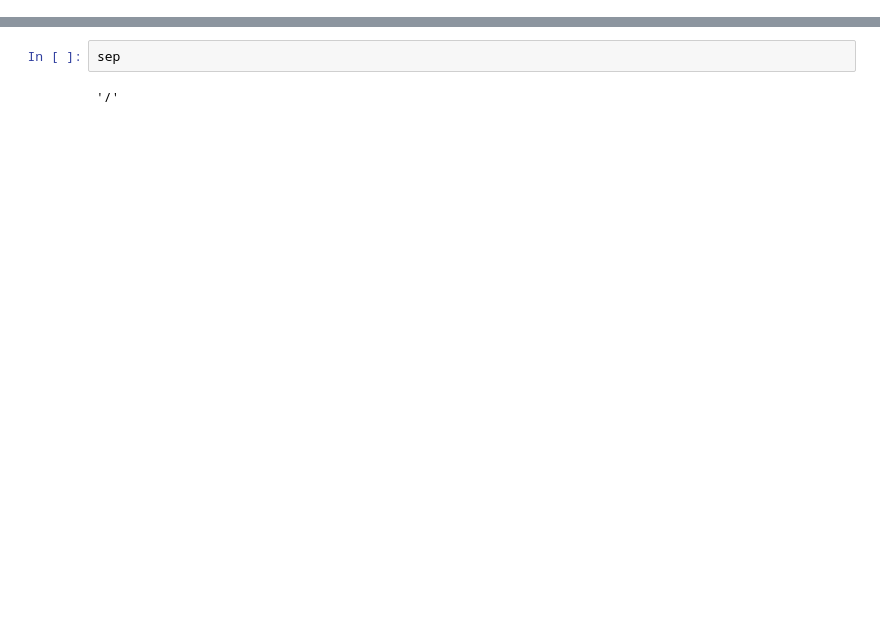
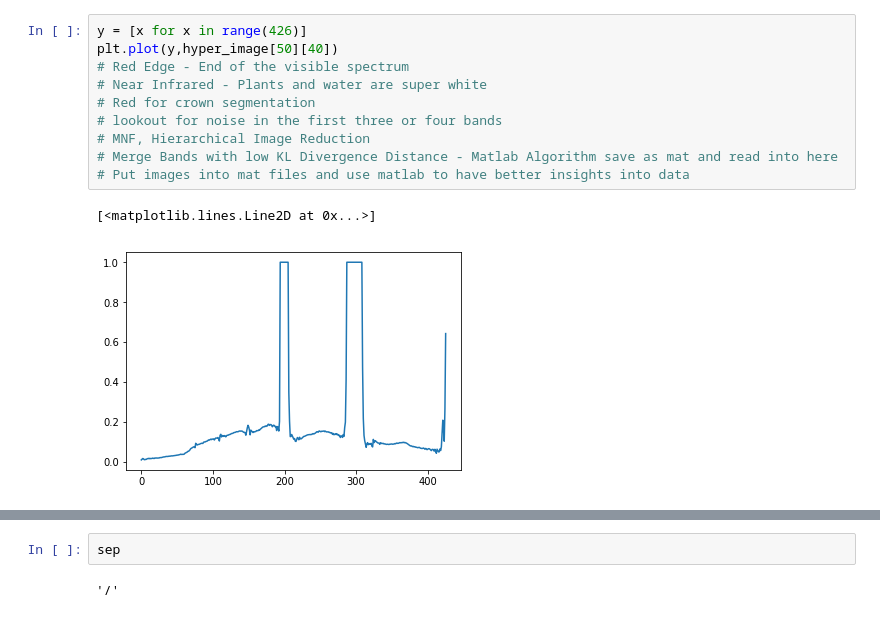
Before and after one commit to rachit-ranjan16/CrownSeg, a Jupyter notebook: Exploring GeoTIFF.ipynb, the cells around one changed output, grey strips where cells are left out. Cells and saved outputs as stored; diff of their text form; blank space fills up the shorter version.

```diff
--- a/Exploring GeoTIFF.ipynb
+++ b/Exploring GeoTIFF.ipynb
@@ -49,0 +68,13 @@ TypeError: Invalid dimensions for image data
+# %%
+y = [x for x in range(426)]
+plt.plot(y,hyper_image[50][40])
+# Red Edge - End of the visible spectrum
+# Near Infrared - Plants and water are super white
+# Red for crown segmentation
+# lookout for noise in the first three or four bands
+# MNF, Hierarchical Image Reduction
+# Merge Bands with low KL Divergence Distance - Matlab Algorithm save as mat and read into here
+# Put images into mat files and use matlab to have better insights into data
+# %% [output]
+[<matplotlib.lines.Line2D at 0x...>]
+[figure, added]
```
Also changed, not shown: parts of 14 cells of this notebook, 3 other files.
